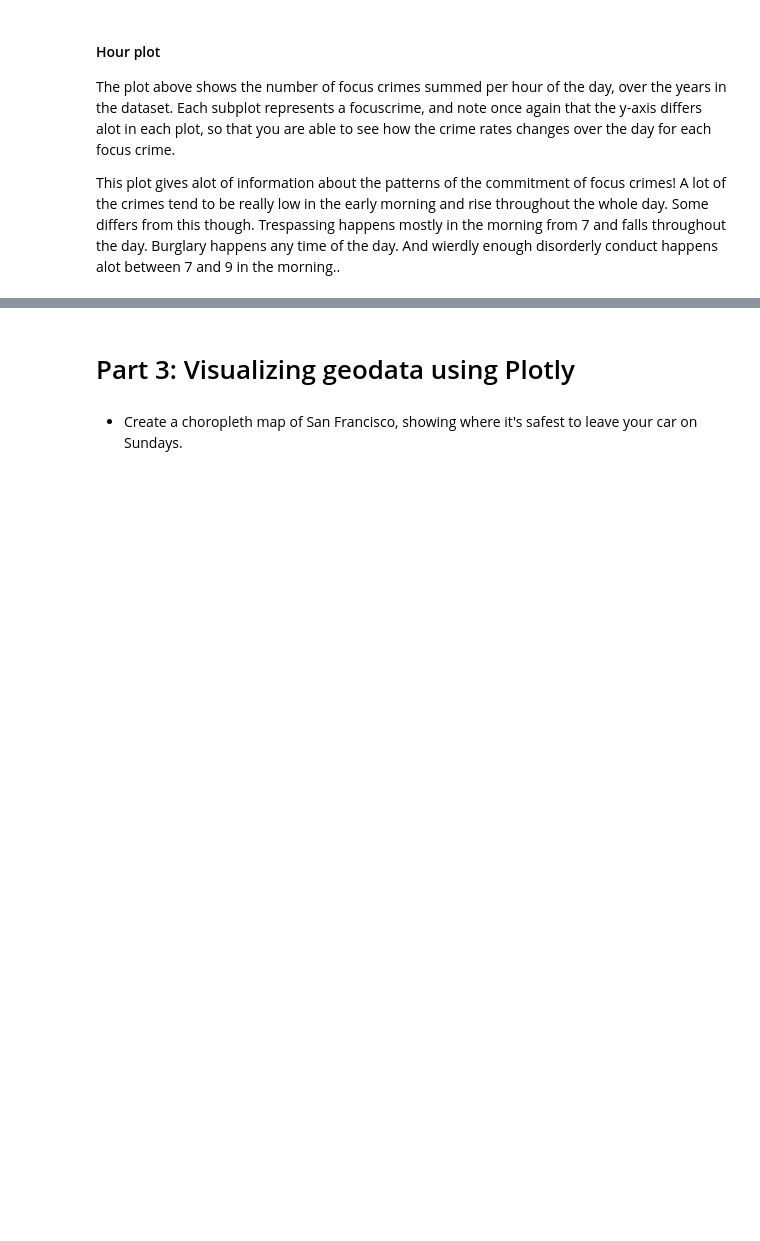
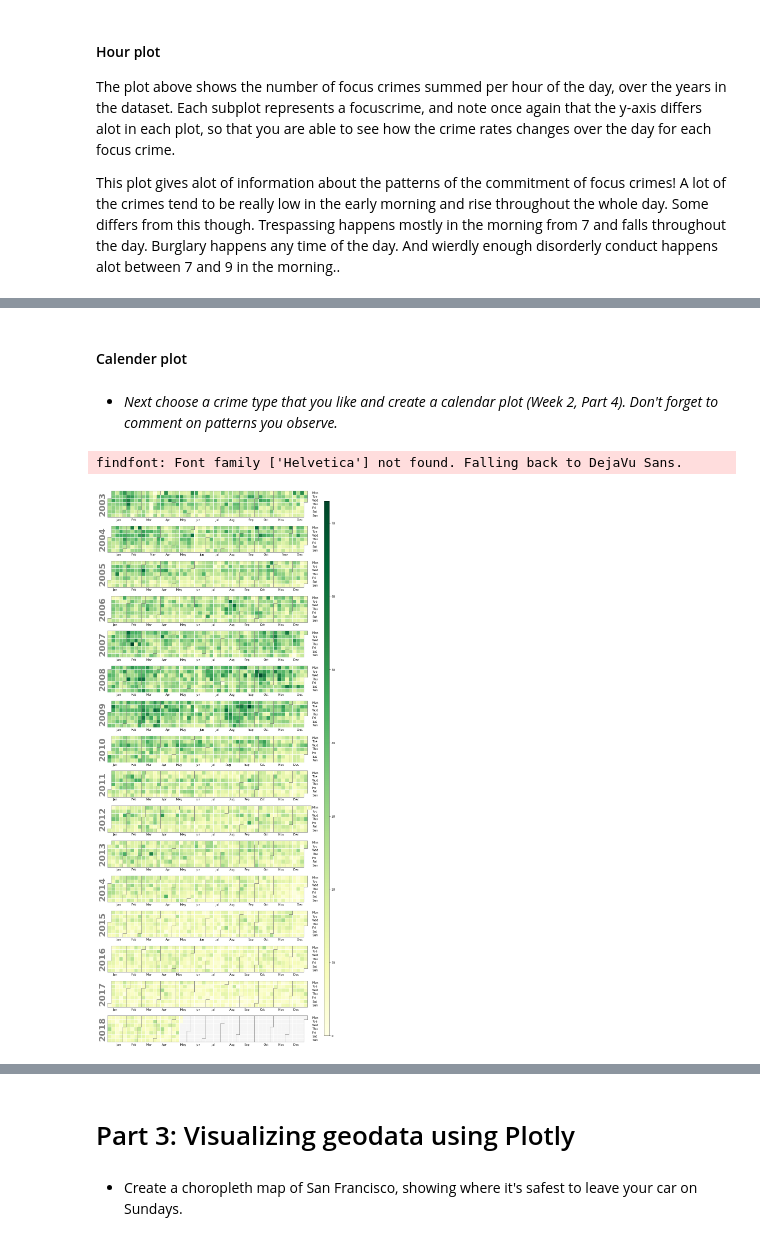
Before and after one commit to frejasarfelt/socialdata2024, a Jupyter notebook: assignments/Assignment1.ipynb, the cells around one changed output, grey strips where cells are left out. Saved outputs shown, nothing was run; the diff lists cells and outputs as text; code cells hidden in the pictures; blank space fills up the shorter version.

```diff
--- a/assignments/Assignment1.ipynb
+++ b/assignments/Assignment1.ipynb
@@ -181,0 +183,22 @@ plt.show()
+# %% [markdown]
+#### Calender plot
+# %% [markdown]
+* *Next choose a crime type that you like and create a calendar plot (Week 2, Part 4). Don't forget to comment on patterns you observe.*
+# %%
+import calplot
+
+# Filter data for 'DRUG/NARCOTIC' crimes
+drug_data = data[data['Category'] == 'DRUG/NARCOTIC']
+
+# Set 'Date' column as index
+data['Date'] = pd.to_datetime(data['Date'])
+drug_data.set_index('Date', inplace=True)
+
+# get daily drug crimes counts
+daily_drug_crimes = drug_data.resample('D').size()
+
+# Plot the calendar heatmap for drug/narcotic crimes
+calplot.calplot(daily_drug_crimes, cmap='YlGn', colorbar=True);
+# %% [output]
+findfont: Font family ['Helvetica'] not found. Falling back to DejaVu Sans.
+[figure, added]
```
Also changed, not shown: parts of 34 cells of this notebook.
